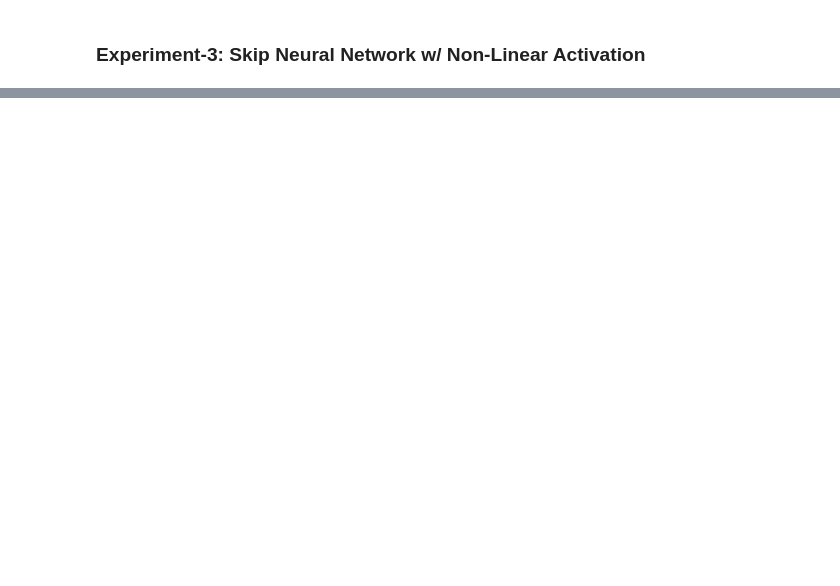
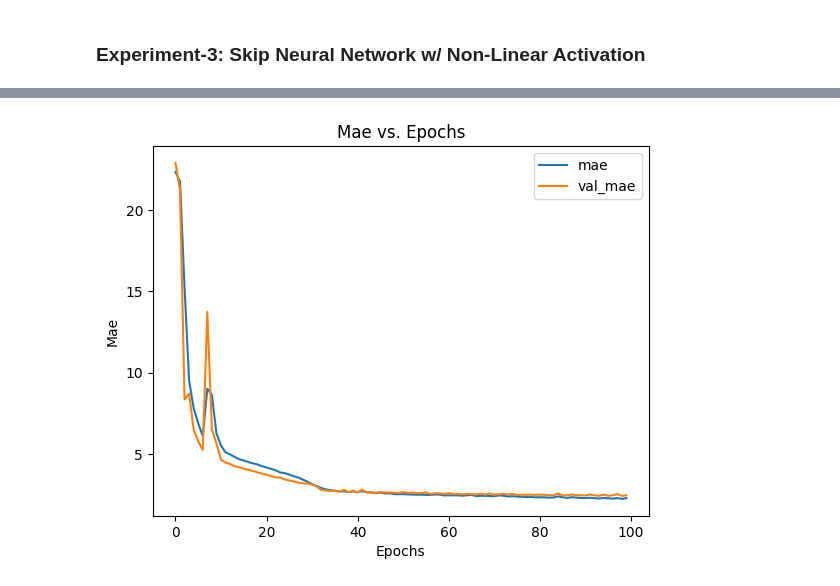
Before and after one commit to bkubick/deep-learning-development, a Jupyter notebook: projects/boston_housing/boston_housing_predict.ipynb, the cells around one changed output, grey strips where cells are left out. Drawn from its saved outputs; the diff is of its cells as text; code cells hidden in the pictures; blank space fills up the shorter version.

Commit message:
Add additional experiments and set random seed for comparison

```diff
--- a/projects/boston_housing/boston_housing_predict.ipynb
+++ b/projects/boston_housing/boston_housing_predict.ipynb
@@ -476,0 +491,27 @@ RegressionPredictionMetrics(mae=2.596233, mse=12.286273, rmse=3.505178, mape=12.
+# %%
+# Constants
+model_4_name = 'model_4_pruned_dnn'
+# %%
+tf.keras.utils.set_random_seed(RANDOM_SEED)
+
+inputs = tf.keras.layers.Input(shape=(INPUT_SIZE,))
+
+x = inputs
+for _ in range(NUM_HIDDEN_LAYERS_2):
+    x = tfmot.sparsity.keras.prune_low_magnitude(tf.keras.layers.Dense(NUM_NEURONS_PER_HIDDEN_2, activation='relu'))(x)
+
+outputs = tf.keras.layers.Dense(OUTPUT_SIZE, activation='relu')(x)
+
+model_4 = tf.keras.models.Model(inputs, outputs, name=model_4_name)
+
+model_4.compile(loss='mae',
+                optimizer=tf.keras.optimizers.legacy.Adam(),
+                metrics=['mae', 'mse'])
+
+model_4_history = model_4.fit(train_dataset,
+                              validation_data=test_dataset,
+                              epochs=100,
+                              callbacks=[
+                                 tfmot.sparsity.keras.UpdatePruningStep(),
+                                 tfmot.sparsity.keras.PruningSummaries(log_dir='./logs/pruning/')
+                              ])
@@ -476,0 +539,4 @@ RegressionPredictionMetrics(mae=2.596233, mse=12.286273, rmse=3.505178, mape=12.
+# %%
+ml_toolbox.analysis.history.plot_history(model_4_history, 'mae')
+# %% [output]
+[figure, added]
```
Also changed, not shown: parts of 37 cells of this notebook.
